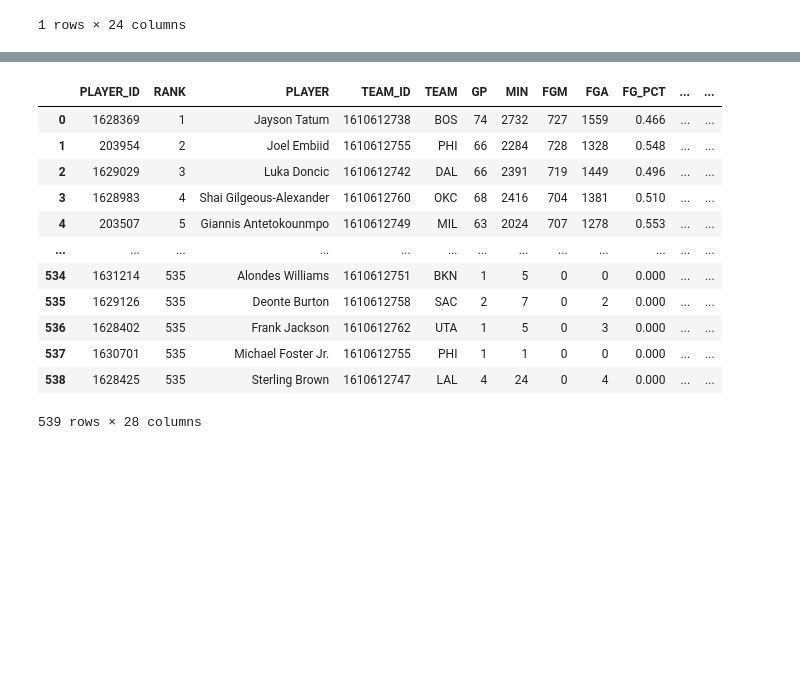
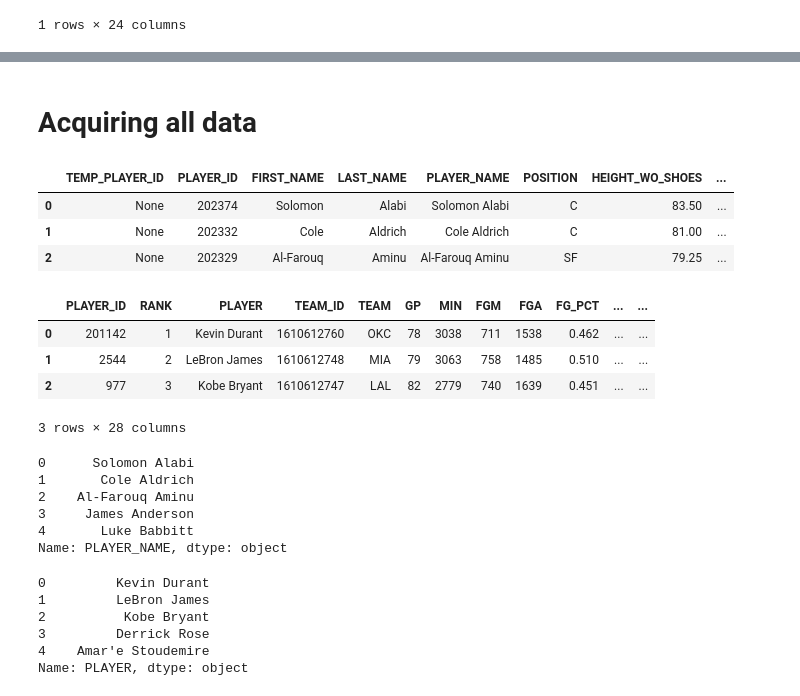
Before and after one commit to mannievilla/NBA-Draft-Selections, a Jupyter notebook: NBA_webscrape.ipynb, the cells around one changed output, grey strips where cells are left out. Cells and saved outputs as stored; diff of their text form; code cells hidden in the pictures; blank space fills up the shorter version.

```diff
--- a/NBA_webscrape.ipynb
+++ b/NBA_webscrape.ipynb
@@ -351,20 +334,2 @@ anthro_2023 = draftcombineplayeranthro.DraftCombinePlayerAnthro(season_year=2023
-# %%
-leaders_10_11 = leagueleaders.LeagueLeaders(season='2010-11').get_data_frames()[0]
-leaders_11_12 = leagueleaders.LeagueLeaders(season='2011-12').get_data_frames()[0]
-leaders_12_13 = leagueleaders.LeagueLeaders(season='2012-13').get_data_frames()[0]
-leaders_13_14 = leagueleaders.LeagueLeaders(season='2013-14').get_data_frames()[0]
-leaders_14_15 = leagueleaders.LeagueLeaders(season='2014-15').get_data_frames()[0]
-# %% [output]
-|  | PLAYER_ID | RANK | PLAYER | TEAM_ID | TEAM | GP | MIN | FGM | FGA | FG_PCT | ... | ... |
-| 0 | 1628369 | 1 | Jayson Tatum | 1610612738 | BOS | 74 | 2732 | 727 | 1559 | 0.466 | ... | ... |
-| 1 | 203954 | 2 | Joel Embiid | 1610612755 | PHI | 66 | 2284 | 728 | 1328 | 0.548 | ... | ... |
-| 2 | 1629029 | 3 | Luka Doncic | 1610612742 | DAL | 66 | 2391 | 719 | 1449 | 0.496 | ... | ... |
-| 3 | 1628983 | 4 | Shai Gilgeous-Alexander | 1610612760 | OKC | 68 | 2416 | 704 | 1381 | 0.510 | ... | ... |
-| 4 | 203507 | 5 | Giannis Antetokounmpo | 1610612749 | MIL | 63 | 2024 | 707 | 1278 | 0.553 | ... | ... |
-| ... | ... | ... | ... | ... | ... | ... | ... | ... | ... | ... | ... | ... |
-| 534 | 1631214 | 535 | Alondes Williams | 1610612751 | BKN | 1 | 5 | 0 | 0 | 0.000 | ... | ... |
-| 535 | 1629126 | 535 | Deonte Burton | 1610612758 | SAC | 2 | 7 | 0 | 2 | 0.000 | ... | ... |
-| 536 | 1628402 | 535 | Frank Jackson | 1610612762 | UTA | 1 | 5 | 0 | 3 | 0.000 | ... | ... |
-| 537 | 1630701 | 535 | Michael Foster Jr. | 1610612755 | PHI | 1 | 1 | 0 | 0 | 0.000 | ... | ... |
-| 538 | 1628425 | 535 | Sterling Brown | 1610612747 | LAL | 4 | 24 | 0 | 4 | 0.000 | ... | ... |
-539 rows × 28 columns
+# %% [markdown]
+# Acquiring all data
@@ -370,0 +368,33 @@ leaders_14_15 = leagueleaders.LeagueLeaders(season='2014-15').get_data_frames()[
+# %%
+anthro_2010.head(3)
+# %% [output]
+|  | TEMP_PLAYER_ID | PLAYER_ID | FIRST_NAME | LAST_NAME | PLAYER_NAME | POSITION | HEIGHT_WO_SHOES | ... |
+| 0 | None | 202374 | Solomon | Alabi | Solomon Alabi | C | 83.50 | ... |
+| 1 | None | 202332 | Cole | Aldrich | Cole Aldrich | C | 81.00 | ... |
+| 2 | None | 202329 | Al-Farouq | Aminu | Al-Farouq Aminu | SF | 79.25 | ... |
+# %%
+leaders_10_11.head(3)
+# %% [output]
+|  | PLAYER_ID | RANK | PLAYER | TEAM_ID | TEAM | GP | MIN | FGM | FGA | FG_PCT | ... | ... |
+| 0 | 201142 | 1 | Kevin Durant | 1610612760 | OKC | 78 | 3038 | 711 | 1538 | 0.462 | ... | ... |
+| 1 | 2544 | 2 | LeBron James | 1610612748 | MIA | 79 | 3063 | 758 | 1485 | 0.510 | ... | ... |
+| 2 | 977 | 3 | Kobe Bryant | 1610612747 | LAL | 82 | 2779 | 740 | 1639 | 0.451 | ... | ... |
+3 rows × 28 columns
+# %%
+anthro_2010.PLAYER_NAME.head()
+# %% [output]
+0      Solomon Alabi
+1       Cole Aldrich
+2    Al-Farouq Aminu
+3     James Anderson
+4       Luke Babbitt
+Name: PLAYER_NAME, dtype: object
+# %%
+leaders_10_11.PLAYER.head()
+# %% [output]
+0         Kevin Durant
+1         LeBron James
+2          Kobe Bryant
+3         Derrick Rose
+4    Amar'e Stoudemire
+Name: PLAYER, dtype: object
```
Also changed, not shown: parts of 11 cells of this notebook.
